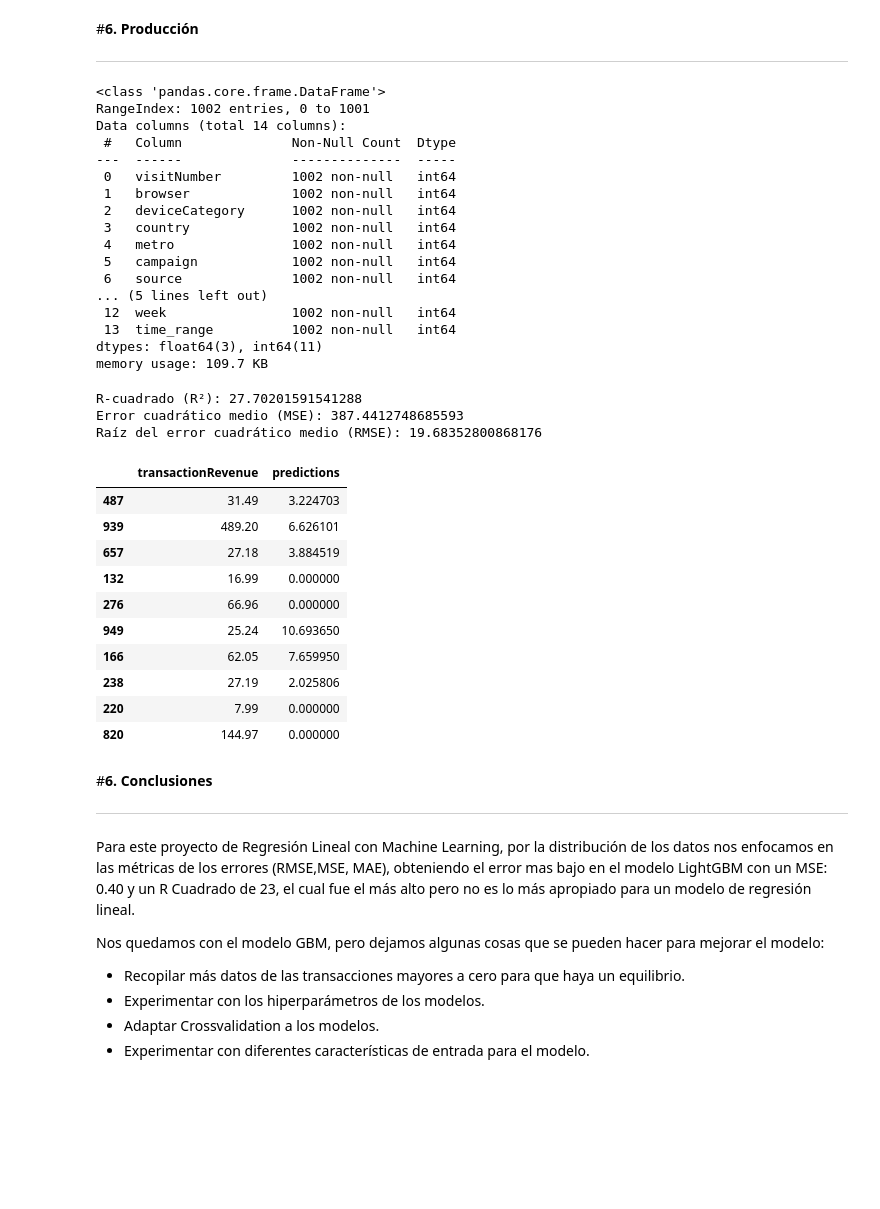
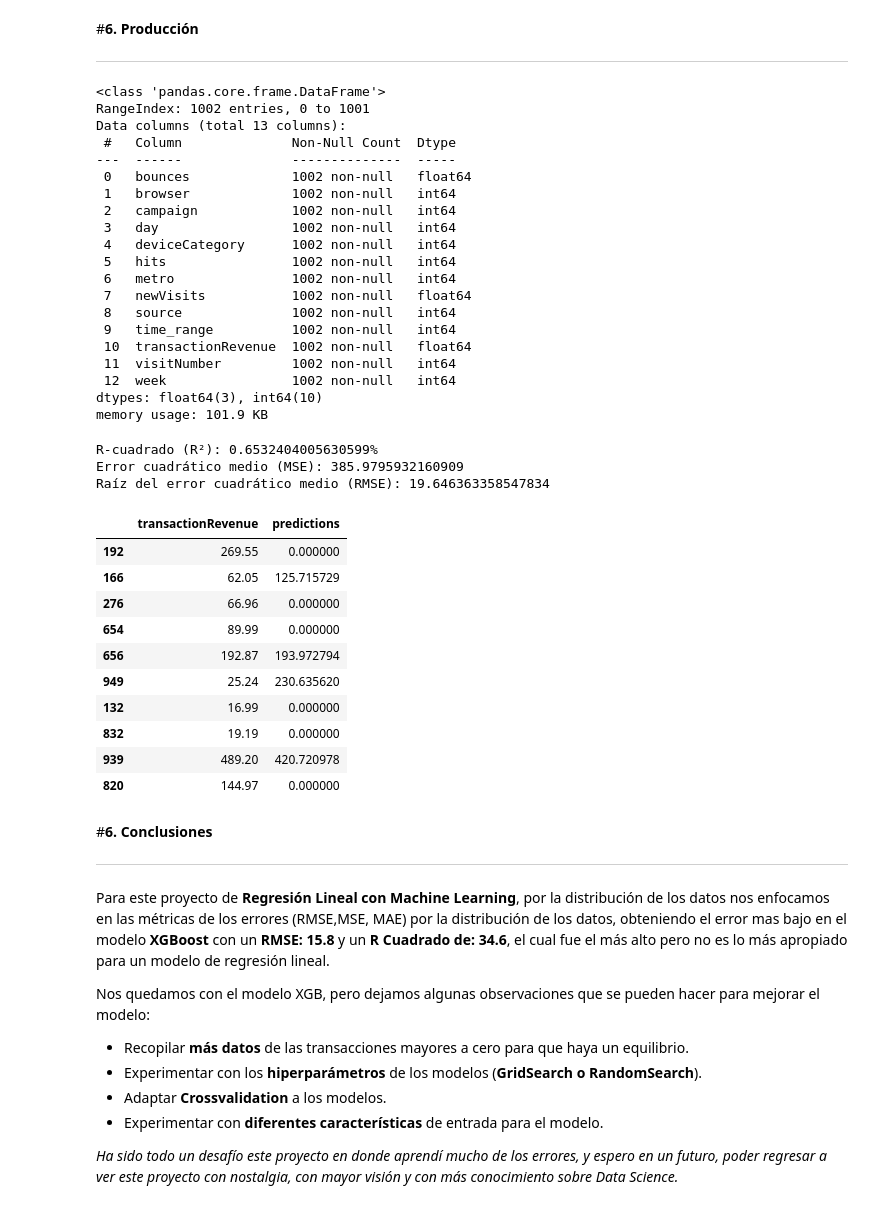
Before and after one commit to GeraDLC/consumer_spending_prediction, a Jupyter notebook: Consumer_Spending_Prediction_Final.ipynb, the cells around one changed output. Cells and saved outputs as stored; diff of their text form; code cells hidden in the pictures; blank space fills up the shorter version.

```diff
--- a/Consumer_Spending_Prediction_Final.ipynb
+++ b/Consumer_Spending_Prediction_Final.ipynb
@@ -1033,38 +963,43 @@ visualiza_resultados()
 ---
 # %%
 #Importando la base de datos
-df_traffic = pd.read_csv('https://raw.githubusercontent.com/ElProfeAlejo/Bootcamp_Databases/main/traffic_test.csv')
+df_traffic = pd.read_csv(
+    'https://raw.githubusercontent.com/ElProfeAlejo/Bootcamp_Databases/main/traffic_test.csv')
 preprocesamiento()
 feature_engineering()
-removed_features = ['month', 'year','medium', 'operatingSystem', 'isMobile', 'region', 'channelGrouping', 'pageviews', 'city']
-df_traffic = df_traffic.drop(removed_features, axis=1)
+removed_features = ['month', 'year','medium', 'operatingSystem', 'isMobile', 'region', 'channelGrouping', 'pageviews','city']
+df_traffic = df_traffic.drop(removed_features, axis =1)
+df_traffic.sort_index(axis=1, inplace=True)
 df_traffic.info()
 # %% [output]
 <class 'pandas.core.frame.DataFrame'>
 RangeIndex: 1002 entries, 0 to 1001
-Data columns (total 14 columns):
+Data columns (total 13 columns):
  #   Column              Non-Null Count  Dtype
 ---  ------              --------------  -----
- 0   visitNumber         1002 non-null   int64
+ 0   bounces             1002 non-null   float64
  1   browser             1002 non-null   int64
- 2   deviceCategory      1002 non-null   int64
- 3   country             1002 non-null   int64
- 4   metro               1002 non-null   int64
- 5   campaign            1002 non-null   int64
- 6   source              1002 non-null   int64
-... (5 lines left out)
+ 2   campaign            1002 non-null   int64
+ 3   day                 1002 non-null   int64
+ 4   deviceCategory      1002 non-null   int64
+ 5   hits                1002 non-null   int64
+ 6   metro               1002 non-null   int64
+ 7   newVisits           1002 non-null   float64
+ 8   source              1002 non-null   int64
+ 9   time_range          1002 non-null   int64
+ 10  transactionRevenue  1002 non-null   float64
+ 11  visitNumber         1002 non-null   int64
  12  week                1002 non-null   int64
- 13  time_range          1002 non-null   int64
-dtypes: float64(3), int64(11)
-memory usage: 109.7 KB
+dtypes: float64(3), int64(10)
+memory usage: 101.9 KB
 # %%
 #Cargar el modelo entrenado
-modelo = load('gbm_model.joblib')
+modelo = load('modelo.joblib')
 modelo_clasificacion = load('modelo_clasificacion.joblib')
 
 #Pronosticar con la nueva base
 X = df_traffic.drop('transactionRevenue',axis=1)
-X['clasificacion'] = modelo_clasificacion.predict(X)
+X['Clasificacion'] = modelo_clasificacion.predict(X)
 y = df_traffic.transactionRevenue.copy()
 
 predictions = modelo.predict(X)
@@ -1074,31 +1009,31 @@ predictions[predictions < 1] = 0
 r2 = r2_score(y, predictions)*100
 mse = mean_squared_error(y, predictions)
 rmse = np.sqrt(mse)
-print(f"R-cuadrado (R²): {r2*100}")
+print(f"R-cuadrado (R²): {r2}%")
 print(f"Error cuadrático medio (MSE): {mse}")
 print(f"Raíz del error cuadrático medio (RMSE): {rmse}")
 # %% [output]
-R-cuadrado (R²): 27.70201591541288
-Error cuadrático medio (MSE): 387.4412748685593
-Raíz del error cuadrático medio (RMSE): 19.68352800868176
+R-cuadrado (R²): 0.6532404005630599%
+Error cuadrático medio (MSE): 385.9795932160909
+Raíz del error cuadrático medio (RMSE): 19.646363358547834
 # %%
 #Ejemplos de los pronósticos
 df_resultados = pd.DataFrame({
     'transactionRevenue': y,
-    'predictions': np.expm1(predictions)
+    'predictions': predictions
 })
 df_resultados[df_resultados.transactionRevenue>0].sample(10)
 # %% [output]
 |  | transactionRevenue | predictions |
-| 487 | 31.49 | 3.224703 |
-| 939 | 489.20 | 6.626101 |
-| 657 | 27.18 | 3.884519 |
+| 192 | 269.55 | 0.000000 |
+| 166 | 62.05 | 125.715729 |
+| 276 | 66.96 | 0.000000 |
+| 654 | 89.99 | 0.000000 |
+| 656 | 192.87 | 193.972794 |
+| 949 | 25.24 | 230.635620 |
 | 132 | 16.99 | 0.000000 |
-| 276 | 66.96 | 0.000000 |
-| 949 | 25.24 | 10.693650 |
-| 166 | 62.05 | 7.659950 |
-| 238 | 27.19 | 2.025806 |
-| 220 | 7.99 | 0.000000 |
+| 832 | 19.19 | 0.000000 |
+| 939 | 489.20 | 420.720978 |
 | 820 | 144.97 | 0.000000 |
 # %% [markdown]
 #**6. Conclusiones**
@@ -1106,11 +1041,13 @@ df_resultados[df_resultados.transactionRevenue>0].sample(10)
 
 ---
 # %% [markdown]
-Para este proyecto de Regresión Lineal con Machine Learning, por la distribución de los datos nos enfocamos en las métricas de los errores (RMSE,MSE, MAE), obteniendo el error mas bajo en el modelo LightGBM con un MSE: 0.40 y un R Cuadrado de 23, el cual fue el más alto pero no es lo más apropiado para un modelo de regresión lineal.
+Para este proyecto de **Regresión Lineal con Machine Learning**, por la distribución de los datos nos enfocamos en las métricas de los errores (RMSE,MSE, MAE) por la distribución de los datos, obteniendo el error mas bajo en el modelo **XGBoost** con un **RMSE: 15.8**  y un **R Cuadrado de: 34.6**, el cual fue el más alto pero no es lo más apropiado para un modelo de regresión lineal.
 
-Nos quedamos con el modelo GBM, pero dejamos algunas cosas que se pueden hacer para mejorar el modelo:
+Nos quedamos con el modelo XGB, pero dejamos algunas observaciones que se pueden hacer para mejorar el modelo:
 
-* Recopilar más datos de las transacciones mayores a cero para que haya un equilibrio.
-* Experimentar con los hiperparámetros de los modelos.
-* Adaptar Crossvalidation a los modelos.
-* Experimentar con diferentes características de entrada para el modelo.
+* Recopilar **más datos** de las transacciones mayores a cero para que haya un equilibrio.
+* Experimentar con los **hiperparámetros** de los modelos (**GridSearch o RandomSearch**).
+* Adaptar **Crossvalidation** a los modelos.
+* Experimentar con **diferentes características** de entrada para el modelo.
+
+*Ha sido todo un desafío este proyecto en donde aprendí mucho de los errores, y espero en un futuro, poder regresar a ver este proyecto con nostalgia, con mayor visión y con más conocimiento sobre Data Science.*
```
Also changed, not shown: parts of 31 cells of this notebook.
